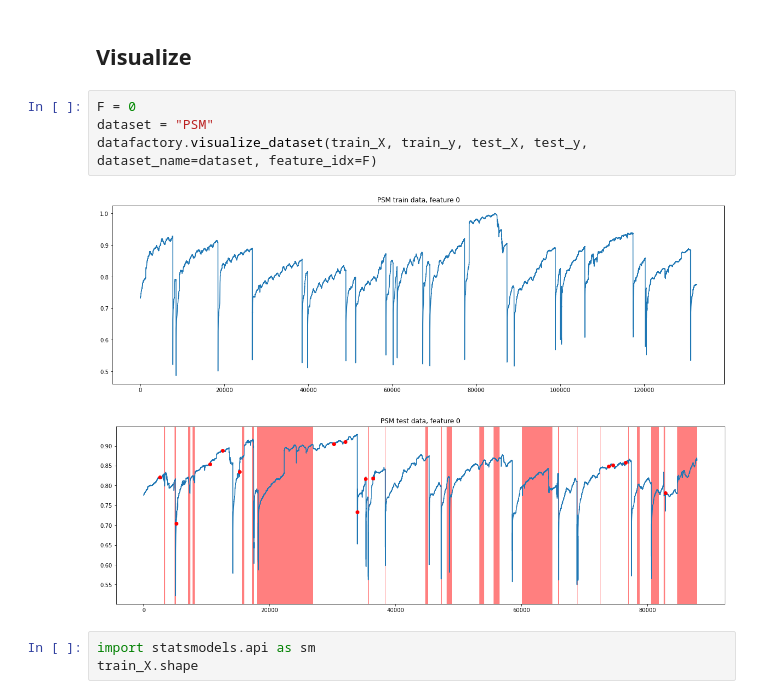
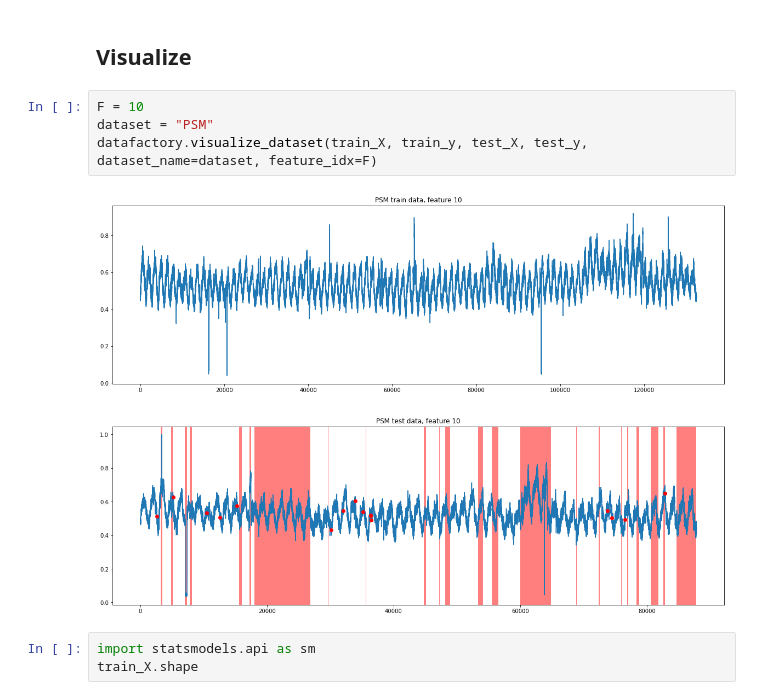
Before and after one commit to carrtesy/TSADBench, a Jupyter notebook: EDA/PSM.ipynb, the cells around one changed output. Saved outputs shown, nothing was run; the diff lists cells and outputs as text.

```diff
--- a/EDA/PSM.ipynb
+++ b/EDA/PSM.ipynb
@@ -40,12 +40,12 @@ print(f"[Test] total: {test_len}, anomaly / total: {anomaly_count}/{len(test_y)}
 # %% [markdown]
 ## Visualize
 # %%
-F = 0
+F = 10
 dataset = "PSM"
 datafactory.visualize_dataset(train_X, train_y, test_X, test_y, dataset_name=dataset, feature_idx=F)
 # %% [output]
-[figure, old version]
+[figure, new version]
-[figure, old version]
+[figure, new version]
 # %%
 import statsmodels.api as sm
 train_X.shape
```
Also changed, not shown: parts of 2 cells of this notebook, 2 other files.
